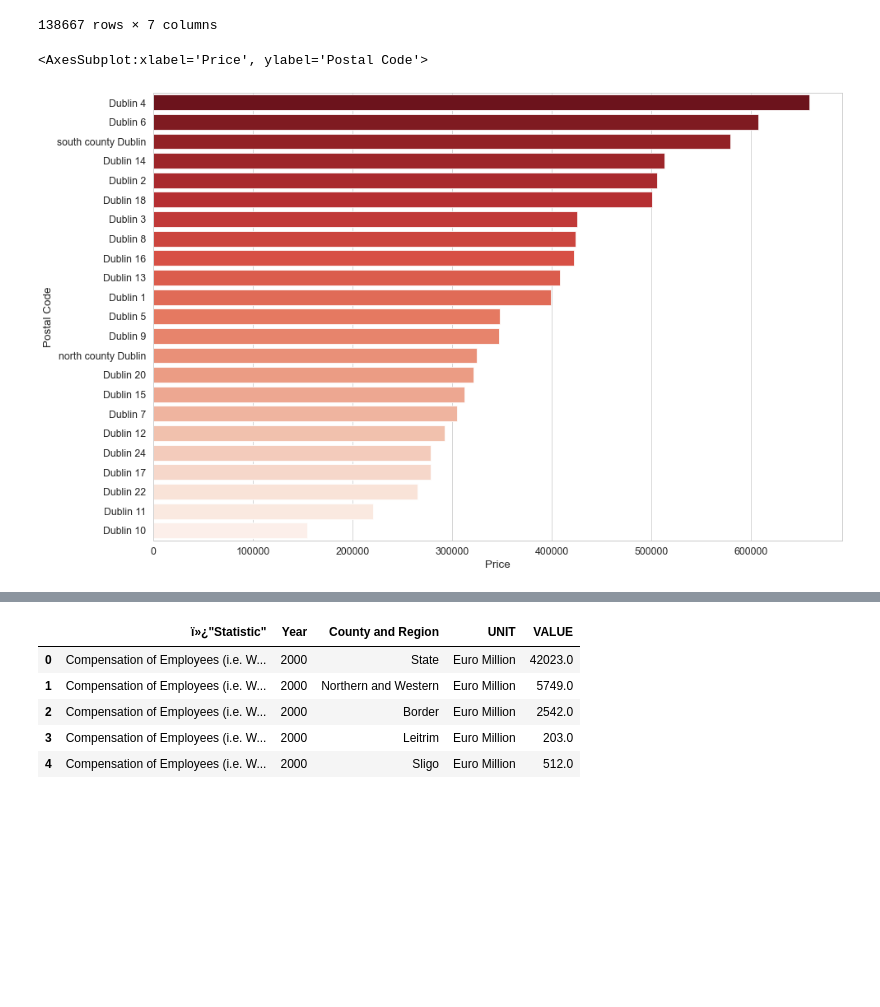
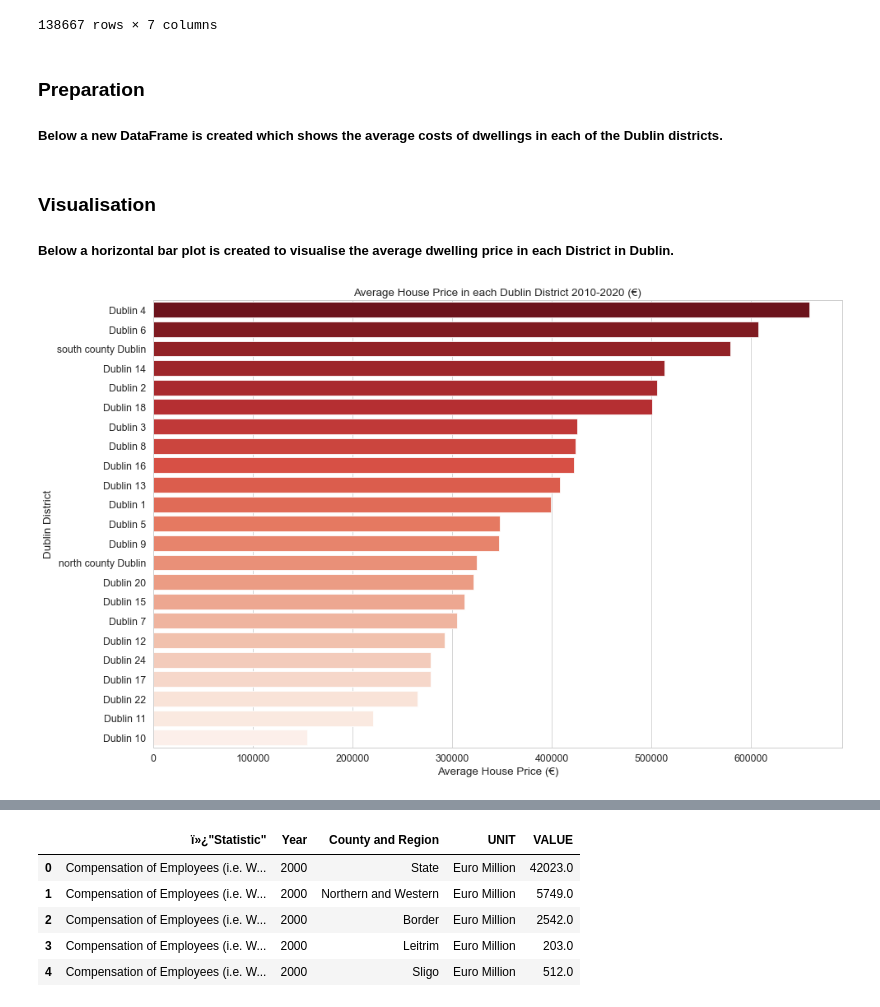
Before and after one commit to CraigDowling/Project, a Jupyter notebook: UCDPA_craigdowlingproject.ipynb, the cells around one changed output, grey strips where cells are left out. Cells and saved outputs as stored; diff of their text form; code cells hidden in the pictures; blank space fills up the shorter version.

```diff
--- a/UCDPA_craigdowlingproject.ipynb
+++ b/UCDPA_craigdowlingproject.ipynb
@@ -589,13 +850,20 @@ Dublin_house_prices_sorted
 | 138665 | 30/12/2010 | 44 St. Johns Park West, Clondalki... | Dublin 22 | Dublin | 225000.00 | Second-Hand Dwelling house /Apart... | clondalkin |
 | 138666 | 30/12/2010 | 81 Breamor Road, Churchtown, Dubl... | Dublin 14 | Dublin | 380000.00 | Second-Hand Dwelling house /Apart... | churchtown |
 138667 rows × 7 columns
+# %% [markdown]
+### Preparation
+##### Below a new DataFrame is created which shows the average costs of dwellings in each of the Dublin districts.
 # %%
 dhps = Dublin_house_prices_sorted.groupby("Postal Code")["Price"].mean()
 house_price_per_district = pd.DataFrame(dhps).sort_values("Price", ascending=False)
 house_price_per_district_i = house_price_per_district.reset_index()
+# %% [markdown]
+### Visualisation
+##### Below a horizontal bar plot is created to visualise the average dwelling price in each District in Dublin.
 # %%
-sns.barplot(y="Postal Code", x="Price", data=house_price_per_district_i, palette="Reds_r")
+dub_dist_house_plot = sns.barplot(y="Postal Code", x="Price", data=house_price_per_district_i, palette="Reds_r")
+dub_dist_house_plot.set(xlabel='Average House Price (€)', ylabel='Dublin District', title="Average House Price in each Dublin District 2010-2020 (€)")
+plt.show()
 # %% [output]
-<AxesSubplot:xlabel='Price', ylabel='Postal Code'>
-[figure, old version]
+[figure, new version]
 # %%
```
Also changed, not shown: parts of 136 cells of this notebook.
